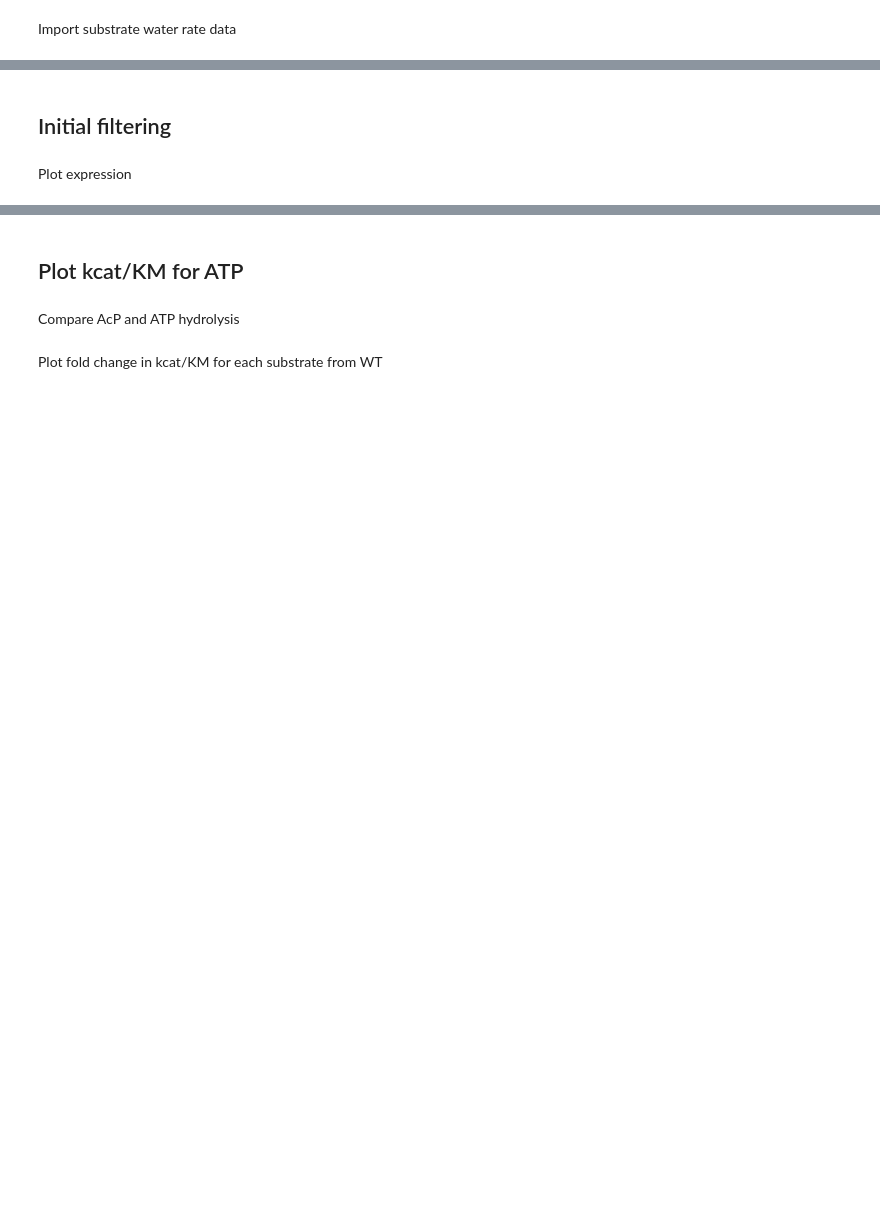
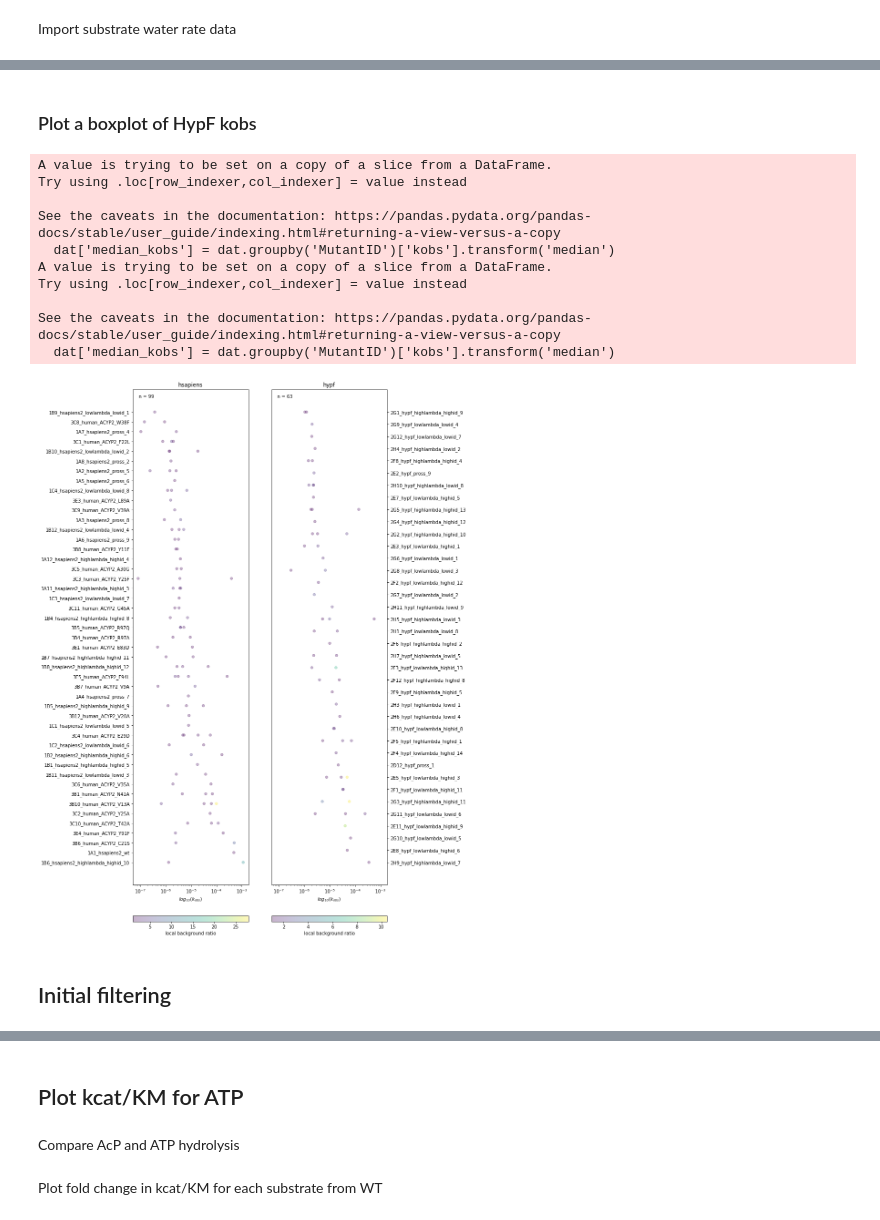
Before and after one commit to FordyceLab/htmek-workup, a Jupyter notebook: multi_experiment_aggregation/current_aggregation.ipynb, the cells around one changed output, grey strips where cells are left out. Saved outputs shown, nothing was run; the diff lists cells and outputs as text; code cells hidden in the pictures; blank space fills up the shorter version.

```diff
--- a/multi_experiment_aggregation/current_aggregation.ipynb
+++ b/multi_experiment_aggregation/current_aggregation.ipynb
@@ -109,0 +287,16 @@ df_water_rates = df_water_rates[['Substrate', 'Median Rate (uM/s)']]
+# %%
+# create reference dictionary for each species
+names_reference_dictionary = {}
+
+dat = full_protein_sequence_library
+
+# create a dictionary of all the names for each species
+for species in dat['species'].unique():
+    names_reference_dictionary[species] = {}
+    for origin in dat['origin'].unique():
+        if origin == 'WT':
+            names_reference_dictionary[species][origin] = ['WT']
+        else:
+            ids = dat[(dat['species'] == species) & (dat['origin'] == origin)]['design_rep'].unique().tolist()
+            if len(ids) > 0:
+                names_reference_dictionary[species][origin] = ids
@@ -109,0 +353,2 @@ df_water_rates = df_water_rates[['Substrate', 'Median Rate (uM/s)']]
+# %% [markdown]
+### Plot a boxplot of HypF kobs
@@ -110,3 +384,51 @@ df_water_rates = df_water_rates[['Substrate', 'Median Rate (uM/s)']]
+# %%
+# remove experiments
+combined_acp_df = combined_acp_df[combined_acp_df['experiment'] != '230419_AcP']
+combined_acp_df = combined_acp_df[combined_acp_df['experiment'] != '230410_AcP']
+# %%
+# two subplots side by side
+fig, axs = plt.subplots(1, 2, figsize=(10, 25), sharex=True)
+
+# left plot hsapiens, right plot hypf
+for i, species in enumerate(['hsapiens', 'hypf']):
+    axs[i].set_title(species)
+    axs[i].set_xlabel('$log_{10}(k_{obs})$')
+    axs[i].set_ylabel('')
+    axs[i].set_xscale('log')
+
+    # get data for species
+    dat = combined_acp_df[combined_acp_df['species'] == species]
+
+    # calculate median kobs for each mutantid and store in new column
+    dat['median_kobs'] = dat.groupby('MutantID')['kobs'].transform('median')
+
+    # sort by median kobs
+    dat = dat.sort_values(by='median_kobs', ascending=False)
+
+    # plot stripplot of kobs norm by each mutantid
+    im = axs[i].scatter(dat['kobs_norm'], dat['MutantID'], s=30, alpha=0.3, c=dat['local_bg_ratio'], cmap='viridis')
+
+    # add colorbar below x axis
+    fig.colorbar(im, ax=axs[i], orientation='horizontal', label='local background ratio', pad=0.05)
+
+    # add text to show how many points are in each plot
+    axs[i].text(0.05, 0.99, 'n = ' + str(len(dat)), transform=axs[i].transAxes, verticalalignment='top')
+
+# move hypf labels to the right
+axs[1].yaxis.tick_right()
+axs[1].yaxis.set_label_position("right")
+# %% [output]
+A value is trying to be set on a copy of a slice from a DataFrame.
+Try using .loc[row_indexer,col_indexer] = value instead
+
+See the caveats in the documentation: https://pandas.pydata.org/pandas-docs/stable/user_guide/indexing.html#returning-a-view-versus-a-copy
+  dat['median_kobs'] = dat.groupby('MutantID')['kobs'].transform('median')
+A value is trying to be set on a copy of a slice from a DataFrame.
+Try using .loc[row_indexer,col_indexer] = value instead
+
+See the caveats in the documentation: https://pandas.pydata.org/pandas-docs/stable/user_guide/indexing.html#returning-a-view-versus-a-copy
+  dat['median_kobs'] = dat.groupby('MutantID')['kobs'].transform('median')
+[figure, added]
 # %% [markdown]
 ## Initial filtering
 # %%
@@ -125,2 +470,0 @@ for key, value in all_experiment_dfs.items():
-# %% [markdown]
-Plot expression
```
Also changed, not shown: parts of 150 cells of this notebook, 1 other file.
